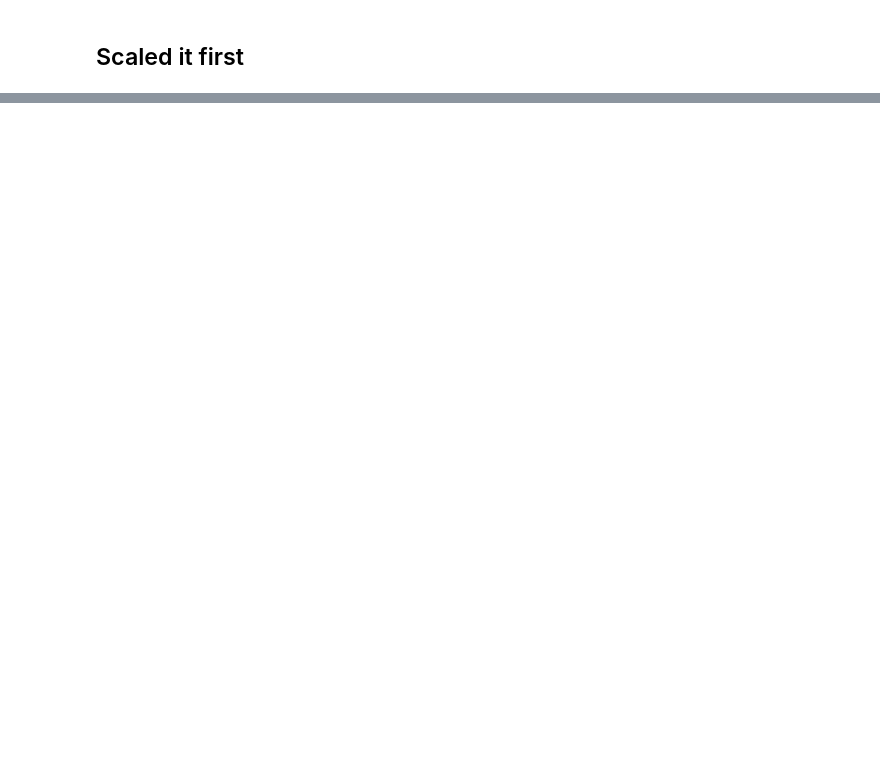
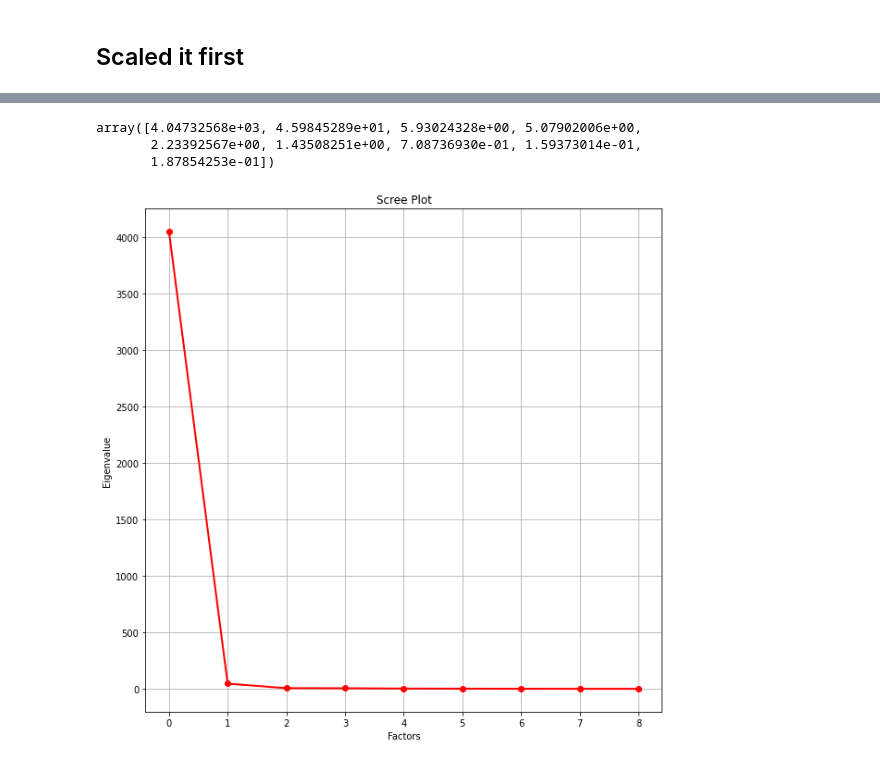
Before and after one commit to rachyharkov/pca-climate-data, a Jupyter notebook: notebook.ipynb, the cells around one changed output, grey strips where cells are left out. Cells and saved outputs as stored; diff of their text form; code cells hidden in the pictures; blank space fills up the shorter version.

```diff
--- a/notebook.ipynb
+++ b/notebook.ipynb
@@ -317,0 +413,18 @@ sns.heatmap(df.corr(), annot=True, cmap='coolwarm')
+# %%
+# Check Eigenvalues
+ev, v = np.linalg.eig(cov)
+ev
+# %% [output]
+array([4.04732568e+03, 4.59845289e+01, 5.93024328e+00, 5.07902006e+00,
+       2.23392567e+00, 1.43508251e+00, 7.08736930e-01, 1.59373014e-01,
+       1.87854253e-01])
+# %%
+# Create scree plot
+plt.figure(figsize=(10, 10))
+plt.plot(ev, 'ro-', linewidth=2)
+plt.title('Scree Plot')
+plt.xlabel('Factors')
+plt.ylabel('Eigenvalue')
+plt.grid()
+# %% [output]
+[figure, added]
```
Also changed, not shown: parts of 27 cells of this notebook, 1 other file.
